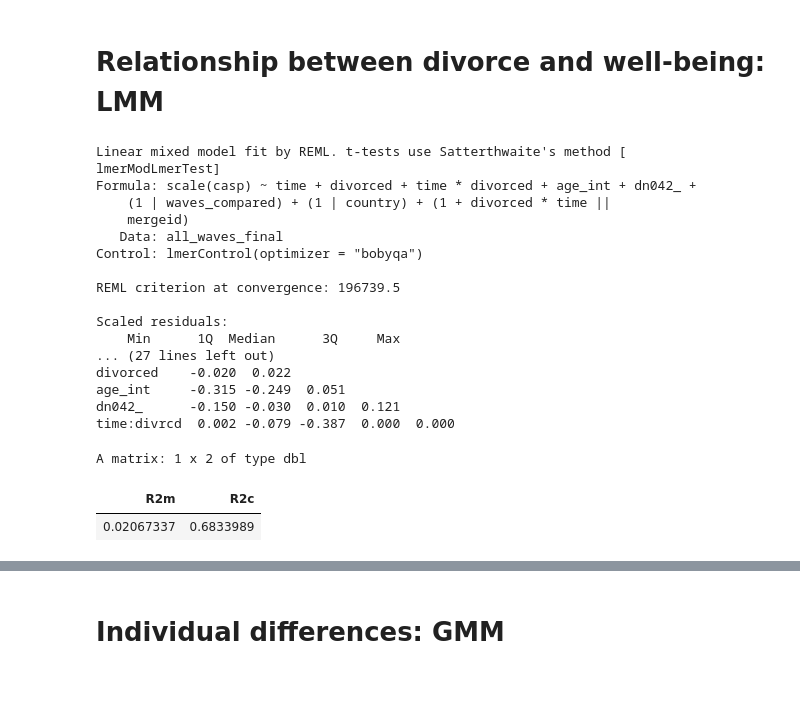
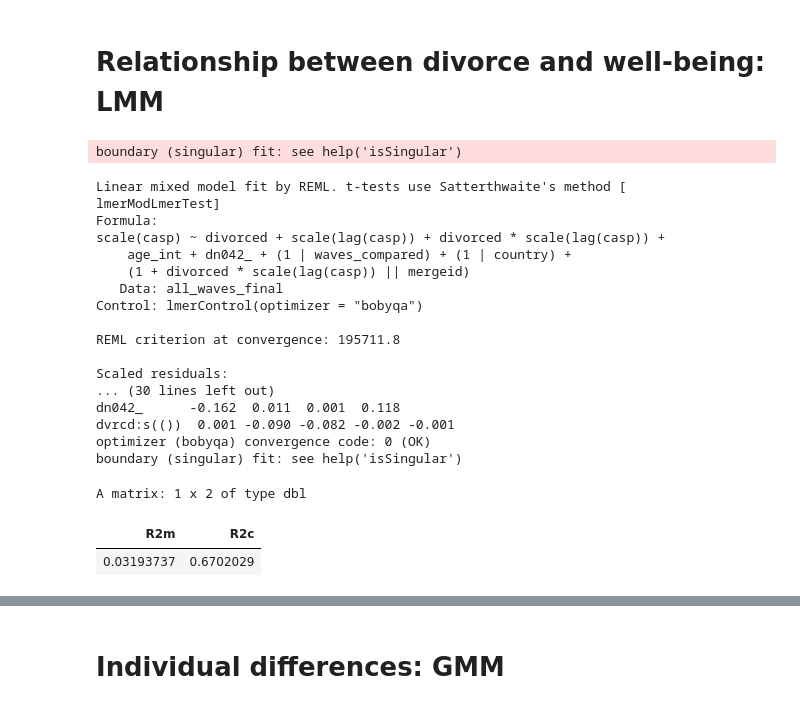
Before and after one commit to GiedriusRupsys/divorce-well-being, a Jupyter notebook: analysis.ipynb, the cells around one changed output, grey strips where cells are left out. Saved outputs shown, nothing was run; the diff lists cells and outputs as text; code cells hidden in the pictures.

```diff
--- a/analysis.ipynb
+++ b/analysis.ipynb
@@ -737,38 +735,39 @@ A data.frame: 1 x 32
 # %%
 # Create LME and it's summary
 
 model <- lmer(
-    scale(casp) ~ time + divorced + time * divorced + age_int + dn042_ +
+    scale(casp) ~ divorced + scale(lag(casp)) + divorced * scale(lag(casp)) + age_int + dn042_ +
         (1 | waves_compared) +
         (1 | country) +
-        (1 + divorced * time || mergeid),
+        (1 + divorced * scale(lag(casp)) || mergeid),
     data = all_waves_final,
     control = lmerControl(optimizer = "bobyqa")
 )
 
 summary(model)
 r.squaredGLMM(model)
 # %% [output]
-Linear mixed model fit by REML. t-tests use Satterthwaite's method [
-lmerModLmerTest]
-Formula: scale(casp) ~ time + divorced + time * divorced + age_int + dn042_ +
-    (1 | waves_compared) + (1 | country) + (1 + divorced * time ||
-    mergeid)
-   Data: all_waves_final
-Control: lmerControl(optimizer = "bobyqa")
-
-REML criterion at convergence: 196739.5
-
-Scaled residuals:
-    Min      1Q  Median      3Q     Max
-... (27 lines left out)
-divorced    -0.020  0.022
-age_int     -0.315 -0.249  0.051
-dn042_      -0.150 -0.030  0.010  0.121
-time:divrcd  0.002 -0.079 -0.387  0.000  0.000
+boundary (singular) fit: see help('isSingular')
-A matrix: 1 x 2 of type dbl
+Linear mixed model fit by REML. t-tests use Satterthwaite's method [
+lmerModLmerTest]
+Formula:
+scale(casp) ~ divorced + scale(lag(casp)) + divorced * scale(lag(casp)) +
+    age_int + dn042_ + (1 | waves_compared) + (1 | country) +
+    (1 + divorced * scale(lag(casp)) || mergeid)
+   Data: all_waves_final
+Control: lmerControl(optimizer = "bobyqa")
+
+REML criterion at convergence: 195711.8
+
+Scaled residuals:
+... (30 lines left out)
+dn042_      -0.162  0.011  0.001  0.118
+dvrcd:s(())  0.001 -0.090 -0.082 -0.002 -0.001
+optimizer (bobyqa) convergence code: 0 (OK)
+boundary (singular) fit: see help('isSingular')
+A matrix: 1 x 2 of type dbl
 | R2m | R2c |
-| 0.02067337 | 0.6833989 |
+| 0.03193737 | 0.6702029 |
 # %%
 # Function for checking assumptions
 check_assumptions <- function(model) {
```
Also changed, not shown: parts of 10 cells of this notebook.
